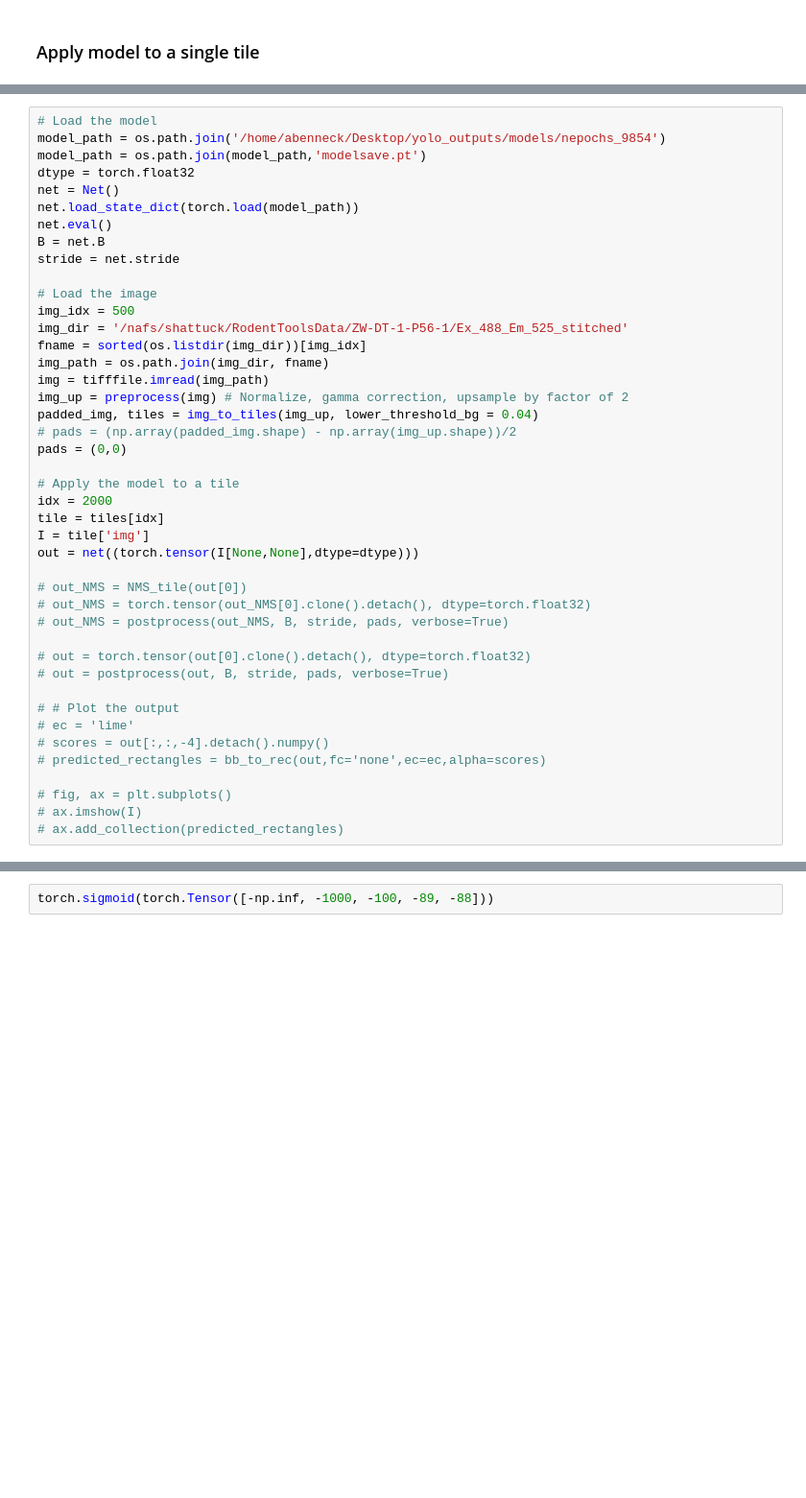
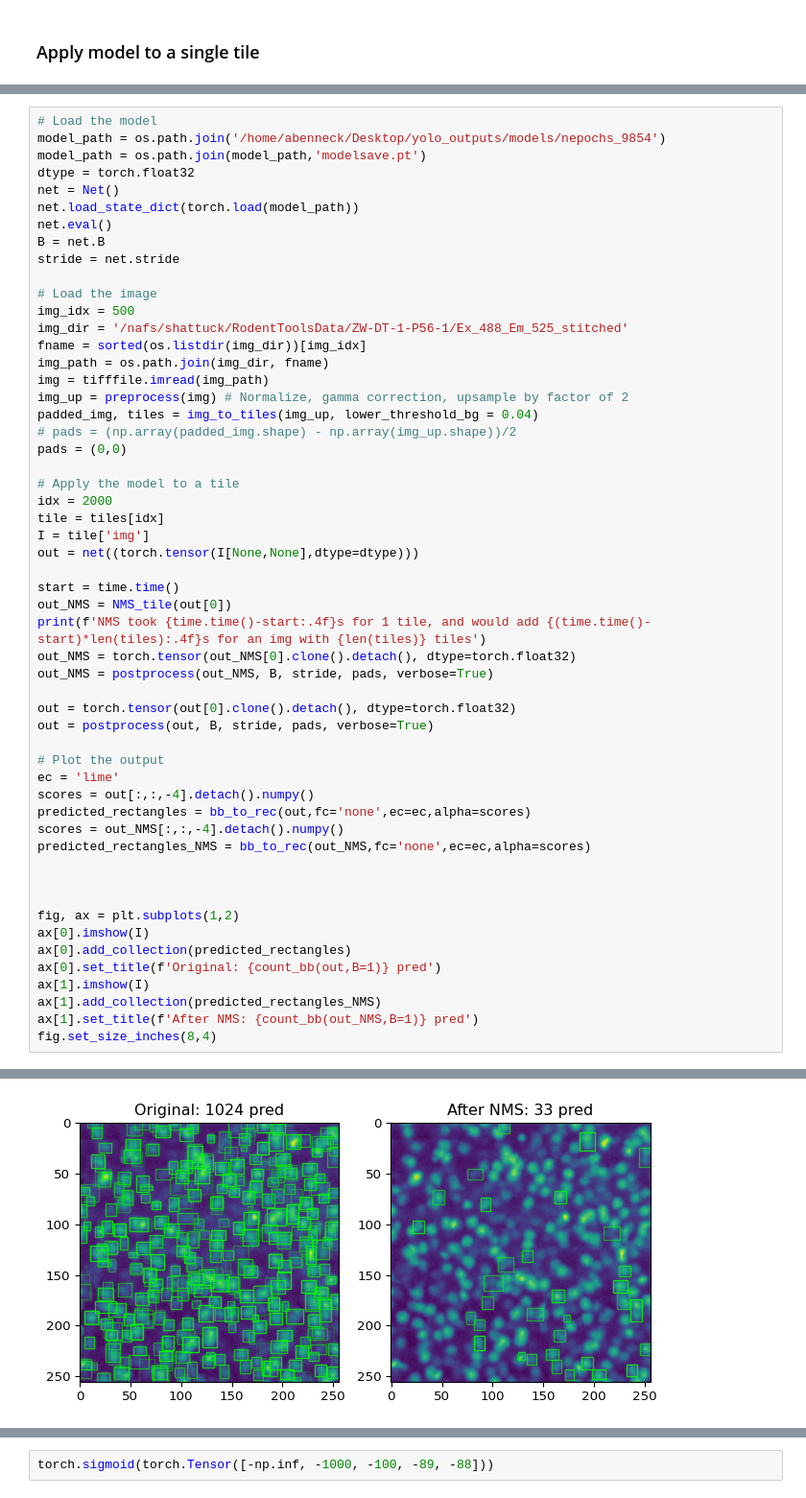
Before and after one commit to twardlab/yolo_model, a Jupyter notebook: docs/notebooks/yolo_pipeline.ipynb, the cells around one changed output, grey strips where cells are left out. Shown at 96% size. Cells and saved outputs as stored; diff of their text form; blank space fills up the shorter version.

```diff
--- a/docs/notebooks/yolo_pipeline.ipynb
+++ b/docs/notebooks/yolo_pipeline.ipynb
@@ -612,19 +678,30 @@ tile = tiles[idx]
 I = tile['img']
 out = net((torch.tensor(I[None,None],dtype=dtype)))
 
-# out_NMS = NMS_tile(out[0])
-# out_NMS = torch.tensor(out_NMS[0].clone().detach(), dtype=torch.float32)
-# out_NMS = postprocess(out_NMS, B, stride, pads, verbose=True)
+start = time.time()
+out_NMS = NMS_tile(out[0])
+print(f'NMS took {time.time()-start:.4f}s for 1 tile, and would add {(time.time()-start)*len(tiles):.4f}s for an img with {len(tiles)} tiles')
+out_NMS = torch.tensor(out_NMS[0].clone().detach(), dtype=torch.float32)
+out_NMS = postprocess(out_NMS, B, stride, pads, verbose=True)
 
-# out = torch.tensor(out[0].clone().detach(), dtype=torch.float32)
-# out = postprocess(out, B, stride, pads, verbose=True)
+out = torch.tensor(out[0].clone().detach(), dtype=torch.float32)
+out = postprocess(out, B, stride, pads, verbose=True)
 
-# # Plot the output
-# ec = 'lime'
-# scores = out[:,:,-4].detach().numpy()
-# predicted_rectangles = bb_to_rec(out,fc='none',ec=ec,alpha=scores)
+# Plot the output
+ec = 'lime'
+scores = out[:,:,-4].detach().numpy()
+predicted_rectangles = bb_to_rec(out,fc='none',ec=ec,alpha=scores)
+scores = out_NMS[:,:,-4].detach().numpy()
+predicted_rectangles_NMS = bb_to_rec(out_NMS,fc='none',ec=ec,alpha=scores)
 
-# fig, ax = plt.subplots()
-# ax.imshow(I)
-# ax.add_collection(predicted_rectangles)
+
+
+fig, ax = plt.subplots(1,2)
+ax[0].imshow(I)
+ax[0].add_collection(predicted_rectangles)
+ax[0].set_title(f'Original: {count_bb(out,B=1)} pred')
+ax[1].imshow(I)
+ax[1].add_collection(predicted_rectangles_NMS)
+ax[1].set_title(f'After NMS: {count_bb(out_NMS,B=1)} pred')
+fig.set_size_inches(8,4)
 # %% [output]
@@ -631,0 +711 @@ NameError: name 'NMS_tile' is not defined
+[figure, added]
```
Also changed, not shown: parts of 9 cells of this notebook, 5 other files.
